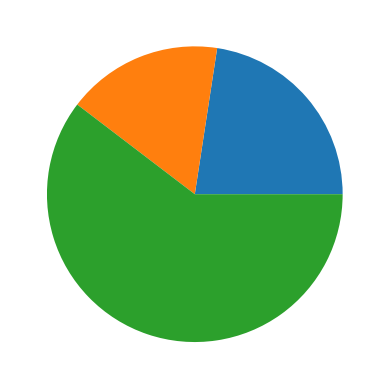
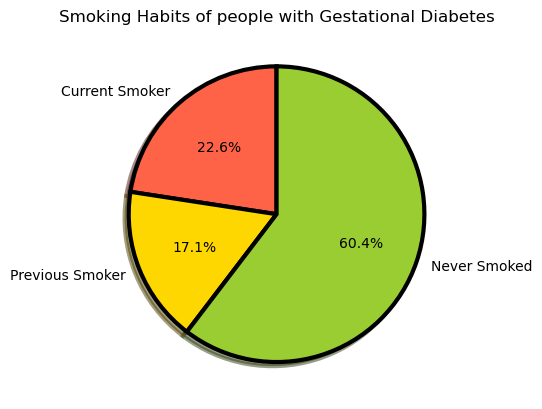
The notebook cell's code change between the first figure and the second:
--- before
+++ after
@@ -7,4 +7,21 @@
 display(pval.item())
 
+# plot1 = ctable['Gestational']
+# plot2 = ctable['No Diabetes']
+# plot3 = ctable['Pre-Diabetes']
+# plot4 = ctable['Type 1']
+# plot5 = ctable['Type 2']
+
+# f1 = plt.figure(1)
+# plt.pie(plot1)
+# f2 = plt.figure(2)
+# plt.pie(plot2)
+# f3 = plt.figure(3)
+# plt.pie(plot3)
+# f4 = plt.figure(4)
+# plt.pie(plot4)
+# f5 = plt.figure(5)
+# plt.pie(plot5)
+labels = ['Current Smoker', 'Previous Smoker', 'Never Smoked']
 plot1 = ctable['Gestational']
 plot2 = ctable['No Diabetes']
@@ -13,12 +30,22 @@
 plot5 = ctable['Type 2']
 
-f1 = plt.figure(1)
-plt.pie(plot1)
-f2 = plt.figure(2)
-plt.pie(plot2)
-f3 = plt.figure(3)
-plt.pie(plot3)
-f4 = plt.figure(4)
-plt.pie(plot4)
-f5 = plt.figure(5)
-plt.pie(plot5)
+plots = [plot1, plot2, plot3, plot4, plot5]
+
+
+titles = ['Smoking Habits of people with Gestational Diabetes',
+'Smoking Habits of people with No Diabetes',
+'Smoking Habits of people with Pre-Diabetes',
+'Smoking Habits of people with Type 1 Diabetes',
+'Smoking Habits of people with Type 2 Diabetes']
+
+i = 0
+for plot in plots:
+    fig, ax = plt.subplots()
+    ax.pie(plot, labels=labels, autopct='%1.1f%%', colors=['tomato', 
+        'gold', 'yellowgreen'], shadow = True, 
+        startangle = 90, wedgeprops= {"edgecolor":"black",
+            'linewidth': 3,
+            'antialiased': True})
+    ax.set_title(titles[i])
+    i += 1
+plt.show()

Commit: actually done now